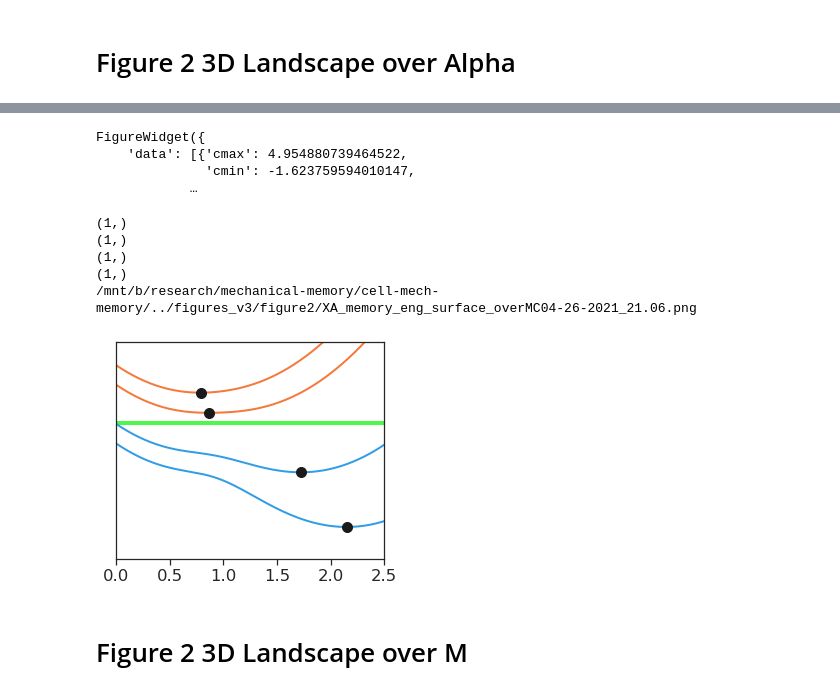
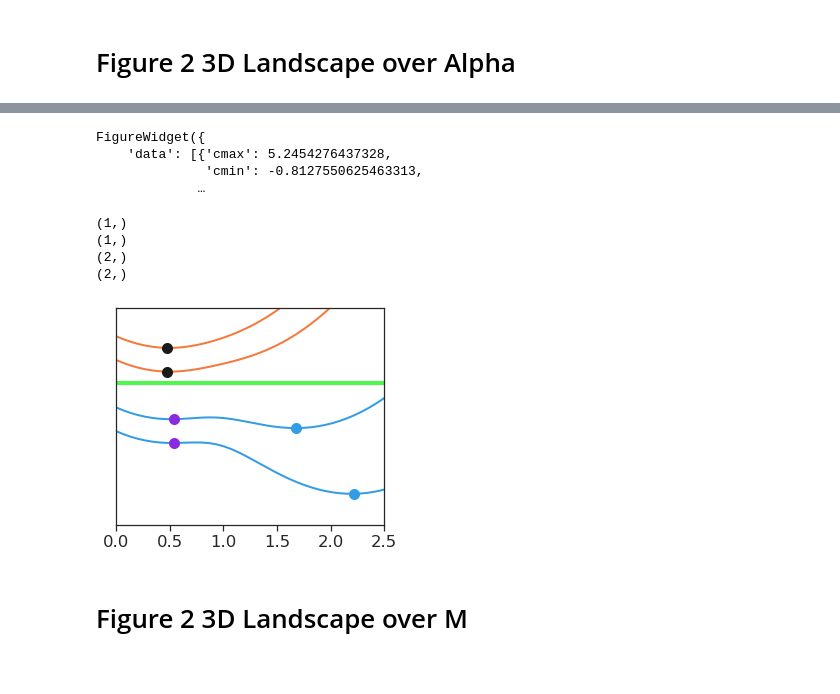
Before and after one commit to chris-price19/cell-mech-memory, a Jupyter notebook: mechanical_memory_general_v7.ipynb, the cells around one changed output, grey strips where cells are left out. Saved outputs shown, nothing was run; the diff lists cells and outputs as text; code cells hidden in the pictures.

```diff
--- a/mechanical_memory_general_v7.ipynb
+++ b/mechanical_memory_general_v7.ipynb
@@ -492,7 +496,7 @@ for ai, aa in enumerate(choose_a):
 
 
 
-saveall = True
+saveall = False
 if saveall:
     direc = os.getcwd() + '/../figures_v3/figure2/'
 #     direc = os.getcwd() + '/powerpoints/ppt_figs/'
@@ -505,15 +509,14 @@ if saveall:
 (0.3, 3.0)
 (3.0, 0.0)
 FigureWidget({
-    'data': [{'cmax': 4.954880739464522,
-              'cmin': -1.623759594010147,
-            …
+    'data': [{'cmax': 5.2454276437328,
+              'cmin': -0.8127550625463313,
+             …
 (1,)
 (1,)
-(1,)
-(1,)
-/mnt/b/research/mechanical-memory/cell-mech-memory/../figures_v3/figure2/XA_memory_eng_surface_overMC04-26-2021_21.06.png
+(2,)
+(2,)
-[figure, old version]
+[figure, new version]
 # %%
 f1.layout.scene.camera
 # %% [markdown]
```
Also changed, not shown: parts of 4 cells of this notebook, 24 other files.
